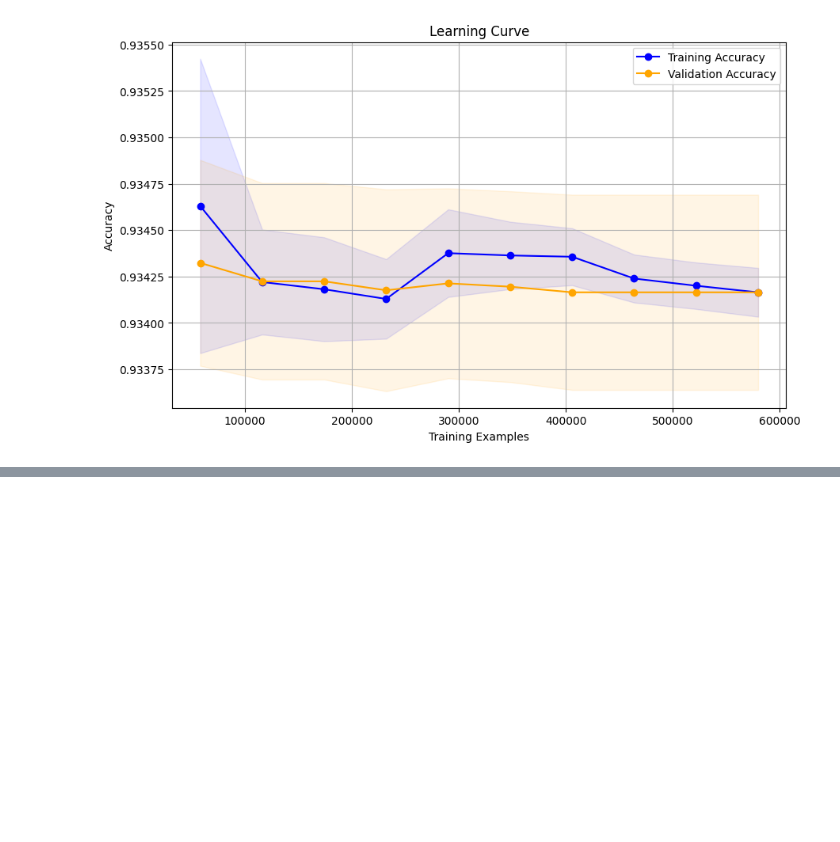
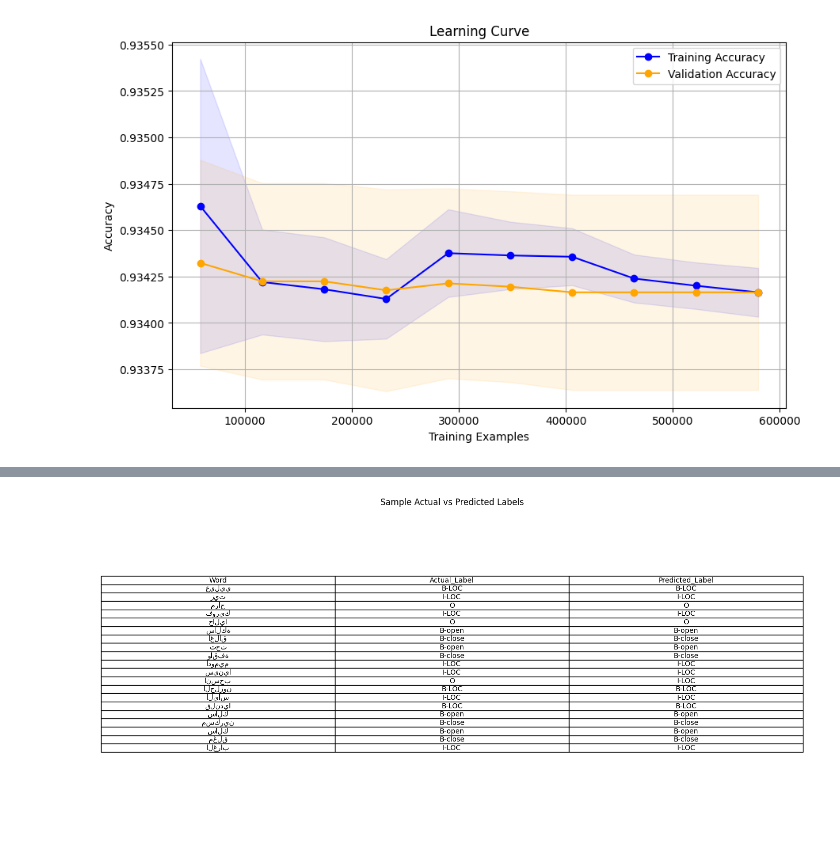
Before and after one commit to ehabsuliman/ROADWATCH, a Jupyter notebook: Road/RW.ipynb, the cells around one changed output, grey strips where cells are left out. Cells and saved outputs as stored; diff of their text form; code cells hidden in the pictures; blank space fills up the shorter version.

```diff
--- a/Road/RW.ipynb
+++ b/Road/RW.ipynb
@@ -771,0 +821,10 @@ plt.show()
+# %%
+# Plot sample results
+results_sample = results.sample(20)  # Randomly sample 10 rows
+plt.figure(figsize=(18, 8))
+plt.table(cellText=results_sample.values, colLabels=results_sample.columns, loc='center', cellLoc='center')
+plt.axis('off')
+plt.title("Sample Actual vs Predicted Labels")
+plt.show()
+# %% [output]
+[figure, added]
```
Also changed, not shown: parts of 6 cells of this notebook.
